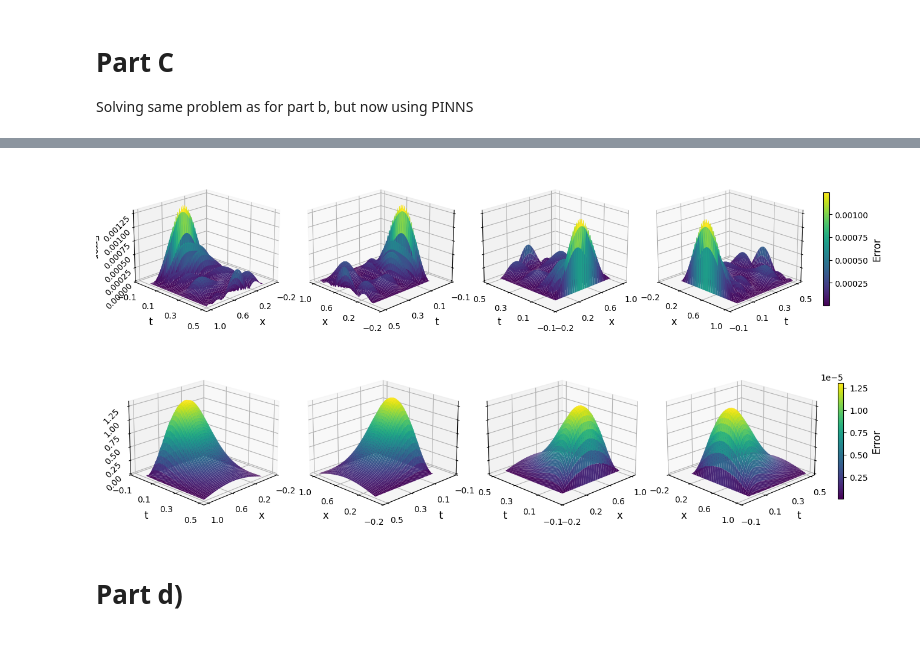
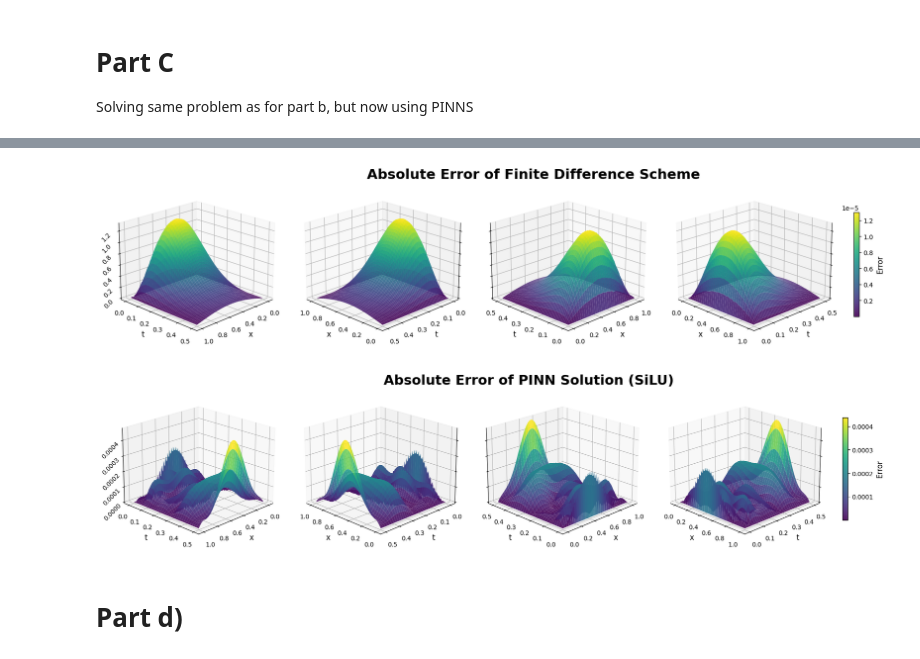
Before and after one commit to livelstorborg/FYS-STK4155, a Jupyter notebook: project3/code/notebooks/main.ipynb, the cells around one changed output, grey strips where cells are left out. Drawn from its saved outputs; the diff is of its cells as text; code cells hidden in the pictures.

Commit message:
different grid for pinn and new title

```diff
--- a/project3/code/notebooks/main.ipynb
+++ b/project3/code/notebooks/main.ipynb
@@ -35,30 +35,28 @@ plot_scheme_errors_t2(errors, title=r"FD Absolute Errors at $\mathbf{{t_2 = 0.29
 # Part C
 Solving same problem as for part b, but now using PINNS
 # %%
+# Finite Difference scheme
 u_fd, x, t = fd_solve(Nx=100, T=0.5, alpha=0.4)
-model, losses = train_pinn(
-    steps=5000, layers=[2, 32, 32, 32, 1], activations=[jnn.silu, jnn.silu, jnn.silu]
-)
-u_nn = evaluate_pinn(model, x, t)
+
 u_true = u_exact(x, t)
 
+# SiLU
+model_silu, losses_silu = train_pinn(
+    steps=10000, layers=[2, 32, 32, 32, 1], activations=[jnn.silu, jnn.silu, jnn.silu]
+)
+# Use coarser temporal grid for PINN evaluation (no stability constraint)
+t_pinn = jnp.linspace(0, 0.5, 101)
+u_nn_silu = evaluate_pinn(model_silu, x, t_pinn)
 
-error_nn = np.abs(u_nn - u_true)
+# Error surfaces
 error_fd = np.abs(u_fd - u_true)
+u_true_pinn = u_exact(x, t_pinn)
+error_nn_silu = np.abs(u_nn_silu - u_true_pinn)
 
 rotations = [45, 135, 225, 315]
 
-pinn_surfaces = [error_nn for _ in rotations]
 fd_surfaces = [error_fd for _ in rotations]
-
-subplot_3d_surface(
-    x,
-    t,
-    pinn_surfaces,
-    elev=20,
-    azims=rotations,
-    save_path="../figs/error_surface_pinn.pdf",
-)
+pinn_surfaces_silu = [error_nn_silu for _ in rotations]
 
 subplot_3d_surface(
     x,
@@ -67,7 +65,18 @@ subplot_3d_surface(
     elev=20,
     azims=rotations,
     save_path="../figs/error_surface_fd.pdf",
+    title="Absolute Error of Finite Difference Scheme",
 )
+
+subplot_3d_surface(
+    x,
+    t_pinn,
+    pinn_surfaces_silu,
+    elev=20,
+    azims=rotations,
+    save_path="../figs/error_surface_pinn_silu.pdf",
+    title="Absolute Error of PINN Solution (SiLU)",
+)
 # %% [output]
 [step    0] loss = 2.093e+01
 [step  500] loss = 1.375e+00
@@ -83,5 +98,5 @@ subplot_3d_surface(
-[figure, old version]
+[figure, new version]
-[figure, old version]
+[figure, new version]
 # %% [markdown]
 # Part d)
 # %%
```
Also changed, not shown: parts of 1 cell of this notebook.
